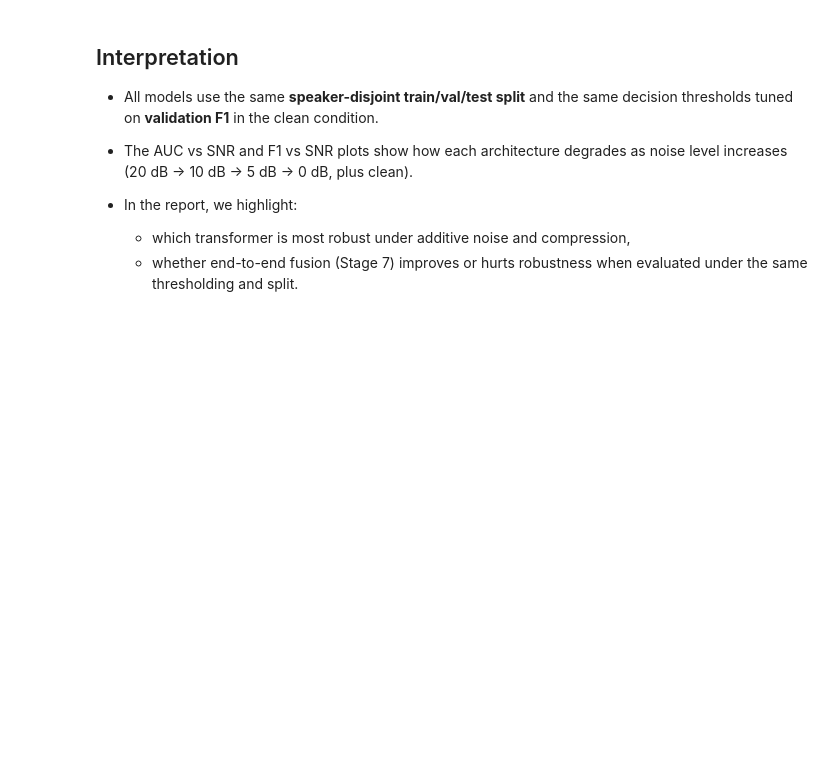
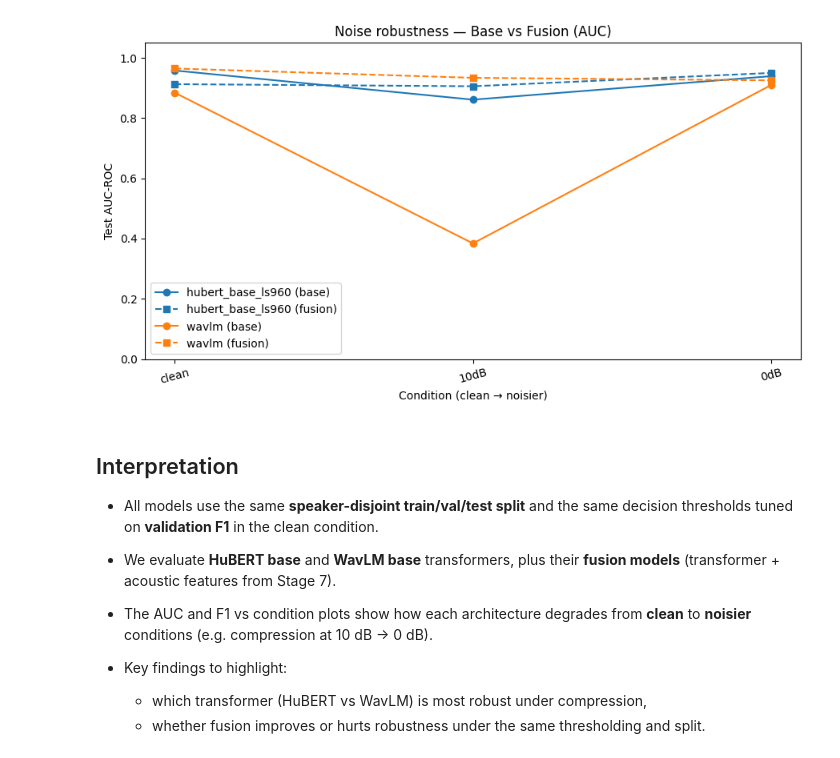
Before and after one commit to hadarliav1/audio_fraud_detection, a Jupyter notebook: notebooks/08_noise_robustness_new.ipynb, the cells around one changed output. Cells and saved outputs as stored; diff of their text form; code cells hidden in the pictures; blank space fills up the shorter version.

```diff
--- a/notebooks/08_noise_robustness_new.ipynb
+++ b/notebooks/08_noise_robustness_new.ipynb
@@ -97,35 +158,33 @@ plot_per_noise_type("wavlm")
 # %%
-# Example extension if noise_results has a 'fusion' section:
-has_fusion = "fusion" in noise_results
-
-if has_fusion:
-    plt.figure(figsize=(8, 5))
-    for m, c in zip(models, colors):
-        base_df = pd.DataFrame(noise_results["base"][m])
-        fus_df  = pd.DataFrame(noise_results["fusion"][m])
-        base_group = base_df.groupby("snr_db")["auc_roc"].mean().reset_index()
-        fus_group  = fus_df.groupby("snr_db")["auc_roc"].mean().reset_index()
-        plt.plot(base_group["snr_db"], base_group["auc_roc"], "o-", label=f"{m} base", color=c)
-        plt.plot(fus_group["snr_db"], fus_group["auc_roc"], "--", label=f"{m} fusion", color=c)
-
-    plt.gca().invert_xaxis()
-    plt.xlabel("SNR (dB)")
-    plt.ylabel("Test AUC-ROC")
-    plt.ylim(0, 1.05)
-    plt.title("Noise robustness — Base vs Fusion (AUC)")
-    plt.legend()
-    plt.tight_layout()
-    plt.show()
+# Base vs Fusion — same as above but grouped by model
+base_keys = [k for k in series_auc if "(base)" in k]
+fusion_keys = [k for k in series_auc if "(fusion)" in k]
+plt.figure(figsize=(9, 5))
+for i, (bkey, fkey) in enumerate(zip(base_keys, fusion_keys)):
+    plt.plot(x_labels, series_auc[bkey], "o-", label=bkey, color=colors[i])
+    plt.plot(x_labels, series_auc[fkey], "--s", label=fkey, color=colors[i])
+plt.xlabel("Condition (clean → noisier)")
+plt.ylabel("Test AUC-ROC")
+plt.ylim(0, 1.05)
+plt.title("Noise robustness — Base vs Fusion (AUC)")
+plt.legend()
+plt.xticks(rotation=15)
+plt.tight_layout()
+plt.show()
+# %% [output]
+[figure, added]
 # %% [markdown]
 ## Interpretation
 
 - All models use the same **speaker-disjoint train/val/test split** and the same
   decision thresholds tuned on **validation F1** in the clean condition.
 
-- The AUC vs SNR and F1 vs SNR plots show how each architecture degrades as
-  noise level increases (20 dB → 10 dB → 5 dB → 0 dB, plus clean).
+- We evaluate **HuBERT base** and **WavLM base** transformers, plus their
+  **fusion models** (transformer + acoustic features from Stage 7).
 
-- In the report, we highlight:
-  - which transformer is most robust under additive noise and compression,
-  - whether end-to-end fusion (Stage 7) improves or hurts robustness when
-    evaluated under the same thresholding and split.
+- The AUC and F1 vs condition plots show how each architecture degrades from
+  **clean** to **noisier** conditions (e.g. compression at 10 dB → 0 dB).
+
+- Key findings to highlight:
+  - which transformer (HuBERT vs WavLM) is most robust under compression,
+  - whether fusion improves or hurts robustness under the same thresholding and split.
```
Also changed, not shown: parts of 7 cells of this notebook, 7 other files.
